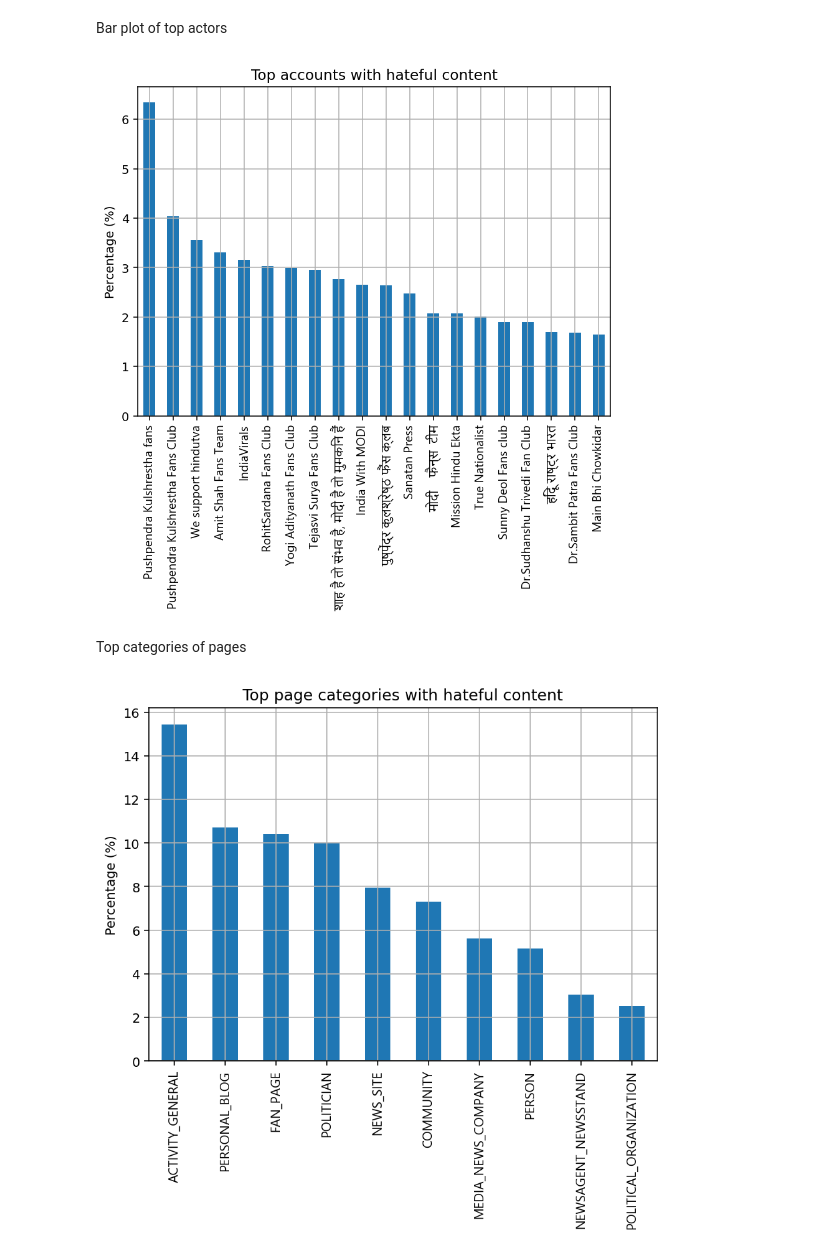
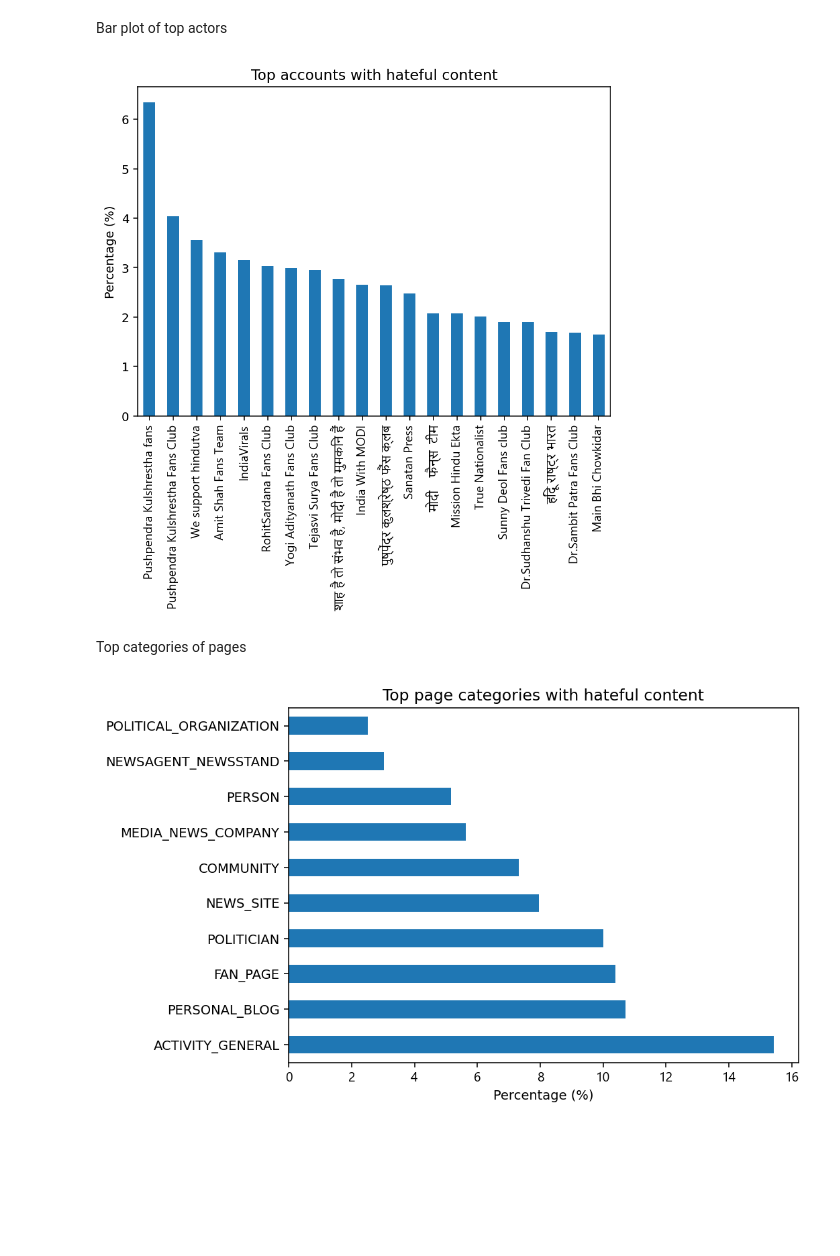
Before and after one commit to SaikatPhys/CrowdTangle-NLP, a Jupyter notebook: CrowdTangle-sentiment-hatespeech-plots.ipynb, the cells around one changed output. Saved outputs shown, nothing was run; the diff lists cells and outputs as text; code cells hidden in the pictures; blank space fills up the shorter version.

```diff
--- a/CrowdTangle-sentiment-hatespeech-plots.ipynb
+++ b/CrowdTangle-sentiment-hatespeech-plots.ipynb
@@ -171,31 +194,31 @@ plt.xticks(fontproperties=hindi_font)
 
 plt.title('Top accounts with hateful content')
 plt.ylabel('Percentage (%)')
-plt.grid(True)
+#plt.grid(True)
 
 plt.show()
 # %% [output]
-[figure, old version]
+[figure, new version]
 # %% [markdown]
 Top categories of pages
 # %%
 plt.figure(figsize=(7,5),dpi=140)
 
 #hateful_content = df [df['messageHate.score'] == 1]
 hateful_content_category_percent = hateful_content ['Page Category'].value_counts()*100/len(hateful_content)
-hateful_content_category_percent[:10].plot(kind='bar')
+hateful_content_category_percent[:10].plot(kind='barh')
 
 
 # Customize matplotlib
 hindi_font = FontProperties(fname = '/content/drive/MyDrive/CrowdTangle-NLP/Nirmala.ttf')
 
 plt.xticks(fontproperties=hindi_font)
 #plt.xticks(rotation = 60)
 
 plt.title('Top page categories with hateful content')
-plt.ylabel('Percentage (%)')
-plt.grid(True)
+plt.xlabel('Percentage (%)')
+#plt.grid(True)
 
 plt.show()
 # %% [output]
-[figure, old version]
+[figure, new version]
```
Also changed, not shown: parts of 7 cells of this notebook.
